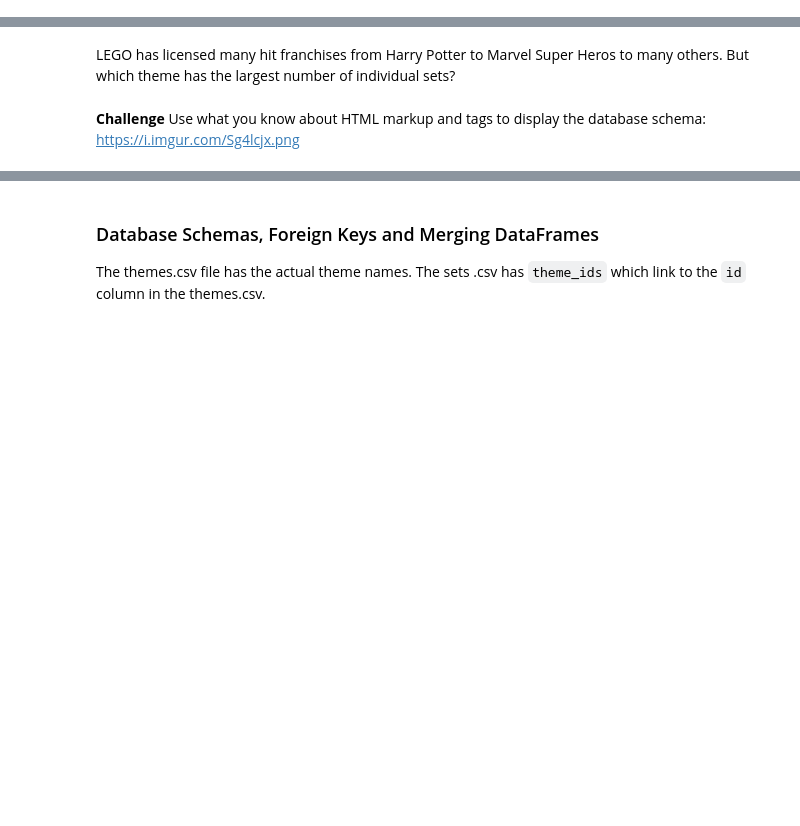
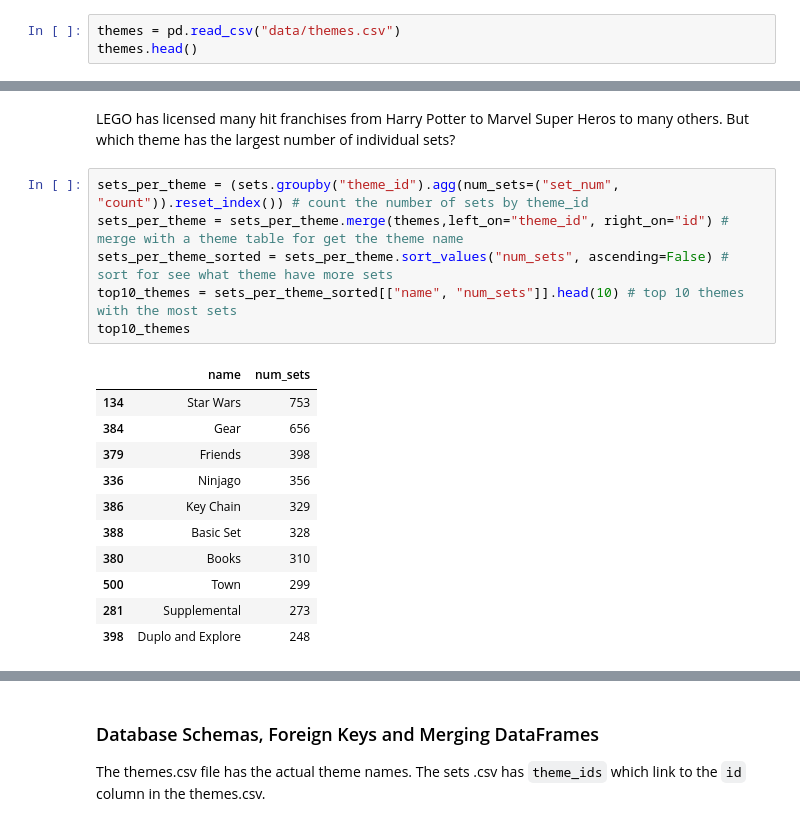
Before and after one commit to heyliceeee/Analyse-Lego-Dataset, a Jupyter notebook: Lego_Analysis.ipynb, the cells around one changed output, grey strips where cells are left out. Drawn from its saved outputs; the diff is of its cells as text; blank space fills up the shorter version.

```diff
--- a/Lego_Analysis.ipynb
+++ b/Lego_Analysis.ipynb
@@ -232,2 +243,5 @@ Average number of parts per set in 2017: 221.84
 # %% [markdown]
 ### Number of Sets per LEGO Theme
+# %%
+themes = pd.read_csv("data/themes.csv")
+themes.head()
@@ -234,4 +255,20 @@ Average number of parts per set in 2017: 221.84
 # %% [markdown]
 LEGO has licensed many hit franchises from Harry Potter to Marvel Super Heros to many others. But which theme has the largest number of individual sets?
-# %% [markdown]
-**Challenge** Use what you know about HTML markup and tags to display the database schema: https://i.imgur.com/Sg4lcjx.png
+# %%
+sets_per_theme = (sets.groupby("theme_id").agg(num_sets=("set_num", "count")).reset_index()) # count the number of sets by theme_id
+sets_per_theme = sets_per_theme.merge(themes,left_on="theme_id", right_on="id") # merge with a theme table for get the theme name
+sets_per_theme_sorted = sets_per_theme.sort_values("num_sets", ascending=False) # sort for see what theme have more sets
+top10_themes = sets_per_theme_sorted[["name", "num_sets"]].head(10) # top 10 themes with the most sets
+top10_themes
+# %% [output]
+|  | name | num_sets |
+| 134 | Star Wars | 753 |
+| 384 | Gear | 656 |
+| 379 | Friends | 398 |
+| 336 | Ninjago | 356 |
+| 386 | Key Chain | 329 |
+| 388 | Basic Set | 328 |
+| 380 | Books | 310 |
+| 500 | Town | 299 |
+| 281 | Supplemental | 273 |
+| 398 | Duplo and Explore | 248 |
```
Also changed, not shown: parts of 4 cells of this notebook.
